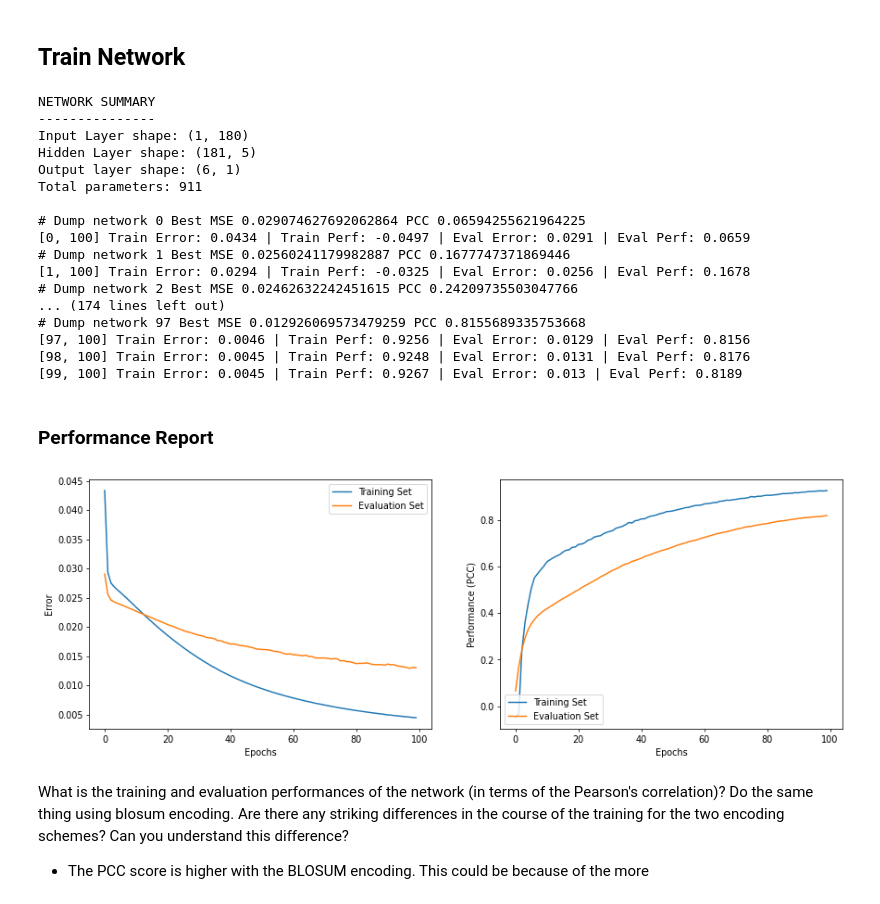
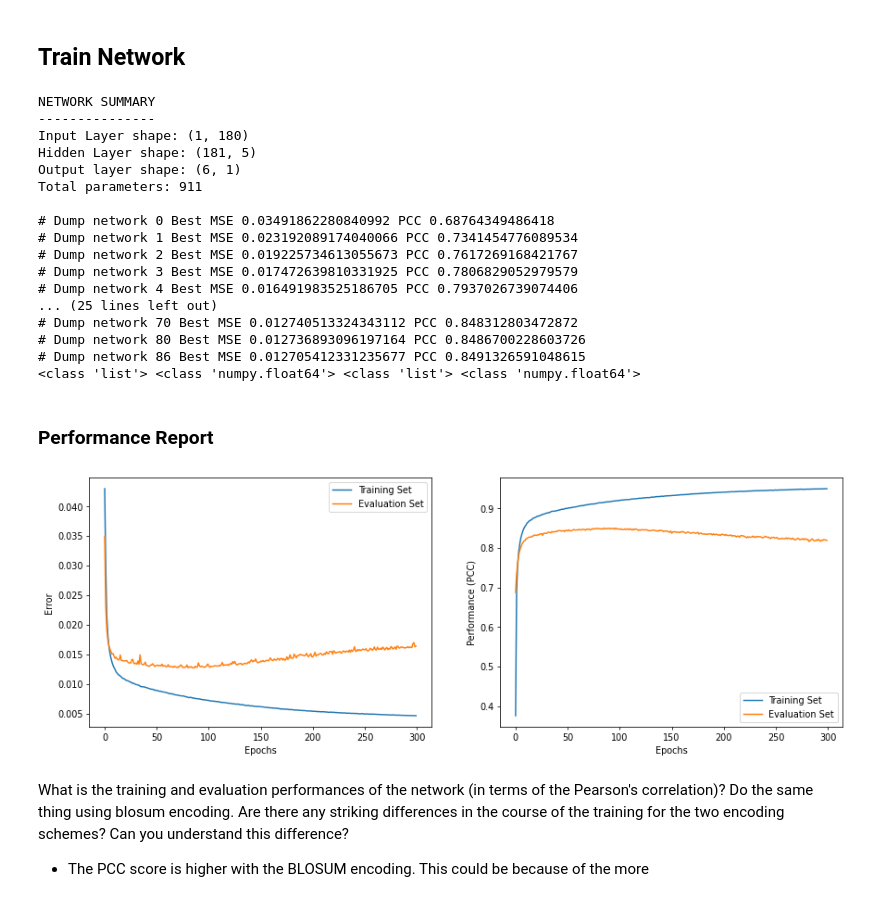
Before and after one commit to s215098/BioAlgoProject2025, a Jupyter notebook: code/ANN/ANN_train.ipynb, the cells around one changed output. Cells and saved outputs as stored; diff of their text form; code cells hidden in the pictures.

```diff
--- a/code/ANN/ANN_train.ipynb
+++ b/code/ANN/ANN_train.ipynb
@@ -17,3 +15,5 @@ data_dir = "/Users/mathildedue/Library/CloudStorage/OneDrive-DanmarksTekniskeUni
+# %%
+data_dir = "/Users/alberteenglund/Documents/DTU/8_Semester/22125_algorithms_in_bioinformatics/algorithms/BioAlgoProject2025/data/"
 # %% [markdown]
 ### Define run time parameters
 # %%
@@ -269,7 +269,7 @@ def feed_forward_network(input_layer_dim, hidden_layer_dim, output_layer_dim):
 # %% [markdown]
 ## Training Data
 # %%
-training_file = data_dir + "ANN/A2403_training"
+training_file = data_dir + "all_files_new/A0201/f001.csv"
 #training_file = data_dir + "ANN/A0201_training"
 training_data = np.loadtxt(training_file, dtype=str)
 
@@ -284,7 +284,7 @@ y_train = np.array(training_data[:, 1], dtype=float)
 # %% [markdown]
 ## Evaluation Data
 # %%
-evaluation_file = data_dir + "ANN/A2403_evaluation"
+evaluation_file = data_dir + "all_files_new/A0201/c001.csv"
 #evaluation_file = data_dir + "ANN/A0201_evaluation"
 evaluation_data = np.loadtxt(evaluation_file, dtype=str)
 
@@ -314,7 +314,7 @@ dj_dw_o = np.zeros(shape=w_o.shape)
 
 
 # training epochs
-epochs = 100
+epochs = 300
 
 # learning rate
 epsilon = 0.05
@@ -330,7 +330,7 @@ early_stopping = True
 best_error = np.inf
 
 # define filename for synaps
-synfile_name = "my_A2403_sp.syn"
+synfile_name = "testrun_A0201_300.syn"
 
 #############
 # MAIN LOOP #
@@ -430,12 +430,21 @@ for e in range(0, epochs):
             save_network(synfile_name, w_h, w_o, train_pcc, mean_train_error, best_pcc, best_error, e)
 
 
-    # print
-    print([e,epochs], \
-          "Train Error:", round(mean_train_error, 4), "|", \
-          "Train Perf:", round(train_pcc, 4), "|", \
-          "Eval Error:", round(mean_eval_error, 4), "|", \
-          "Eval Perf:", round(eval_pcc, 4))
+    # # print
+    # print([e,epochs], \
+    #       "Train Error:", round(mean_train_error, 4), "|", \
+    #       "Train Perf:", round(train_pcc, 4), "|", \
+    #       "Eval Error:", round(mean_eval_error, 4), "|", \
+    #       "Eval Perf:", round(eval_pcc, 4))
+
+    # # print
+    # print([e,epochs], \
+    #       "Train Error:", train_error, "|", \
+    #       "Train Perf:", round(train_pcc, 4), "|", \
+    #       "Eval Error:", eval_error, "|", \
+    #       "Eval Perf:", round(eval_pcc, 4))
+
+print(type(train_error), type(mean_train_error), type(eval_error), type(mean_eval_error))
 # %% [output]
 NETWORK SUMMARY
 ---------------
@@ -444,40 +453,40 @@ Hidden Layer shape: (181, 5)
 Output layer shape: (6, 1)
 Total parameters: 911
 
-# Dump network 0 Best MSE 0.029074627692062864 PCC 0.06594255621964225
-[0, 100] Train Error: 0.0434 | Train Perf: -0.0497 | Eval Error: 0.0291 | Eval Perf: 0.0659
-# Dump network 1 Best MSE 0.02560241179982887 PCC 0.1677747371869446
-[1, 100] Train Error: 0.0294 | Train Perf: -0.0325 | Eval Error: 0.0256 | Eval Perf: 0.1678
-# Dump network 2 Best MSE 0.02462632242451615 PCC 0.24209735503047766
-... (174 lines left out)
-# Dump network 97 Best MSE 0.012926069573479259 PCC 0.8155689335753668
-[97, 100] Train Error: 0.0046 | Train Perf: 0.9256 | Eval Error: 0.0129 | Eval Perf: 0.8156
-[98, 100] Train Error: 0.0045 | Train Perf: 0.9248 | Eval Error: 0.0131 | Eval Perf: 0.8176
-[99, 100] Train Error: 0.0045 | Train Perf: 0.9267 | Eval Error: 0.013 | Eval Perf: 0.8189
+# Dump network 0 Best MSE 0.03491862280840992 PCC 0.68764349486418
+# Dump network 1 Best MSE 0.023192089174040066 PCC 0.7341454776089534
+# Dump network 2 Best MSE 0.019225734613055673 PCC 0.7617269168421767
+# Dump network 3 Best MSE 0.017472639810331925 PCC 0.7806829052979579
+# Dump network 4 Best MSE 0.016491983525186705 PCC 0.7937026739074406
+... (25 lines left out)
+# Dump network 70 Best MSE 0.012740513324343112 PCC 0.848312803472872
+# Dump network 80 Best MSE 0.012736893096197164 PCC 0.8486700228603726
+# Dump network 86 Best MSE 0.012705412331235677 PCC 0.8491326591048615
+<class 'list'> <class 'numpy.float64'> <class 'list'> <class 'numpy.float64'>
 # %% [markdown]
 ### Performance Report
 # %%
 fig = plt.figure(figsize=(15, 5), dpi = 70)
 
 x = np.arange(0, epochs)
 
 # error subplot
 plt.subplot(1, 2, 1)
 plt.plot(x, train_error, label="Training Set")
 plt.plot(x, eval_error, label="Evaluation Set")
 plt.ylabel("Error", fontsize=10);
 plt.xlabel("Epochs", fontsize=10);
 plt.legend(loc='upper right');
 
 # performance subplot
 plt.subplot(1, 2, 2)
 plt.plot(x, train_perf, label="Training Set")
 plt.plot(x, eval_perf, label="Evaluation Set")
 plt.ylabel("Performance (PCC)", fontsize=10);
 plt.xlabel("Epochs", fontsize=10);
-plt.legend(loc='lower left');
+plt.legend(loc='lower right');
 # %% [output]
-[figure, old version]
+[figure, new version]
 # %% [markdown]
 What is the training and evaluation performances of the network (in terms of the Pearson's correlation)? Do the same thing using blosum encoding. Are there any striking differences in the course of the training for the two encoding schemes? Can you understand this difference?
 - The PCC score is higher with the BLOSUM encoding. This could be because of the more
```
Also changed, not shown: parts of 1 cell of this notebook, 7 other files.
